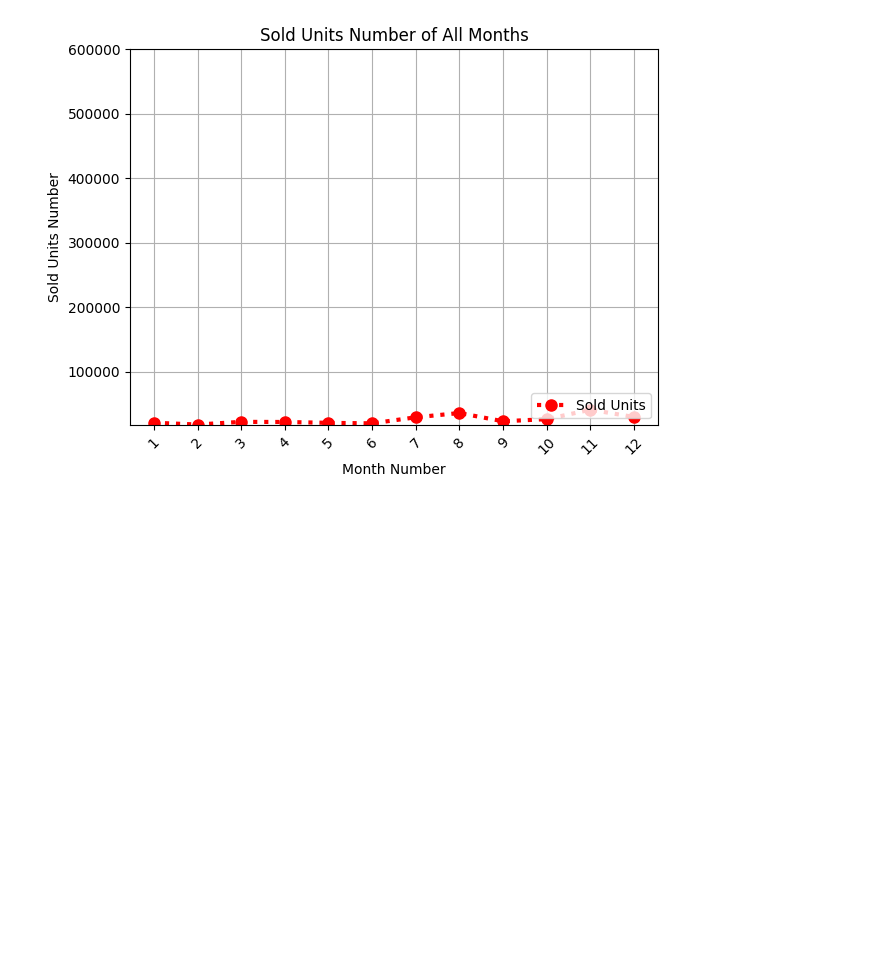
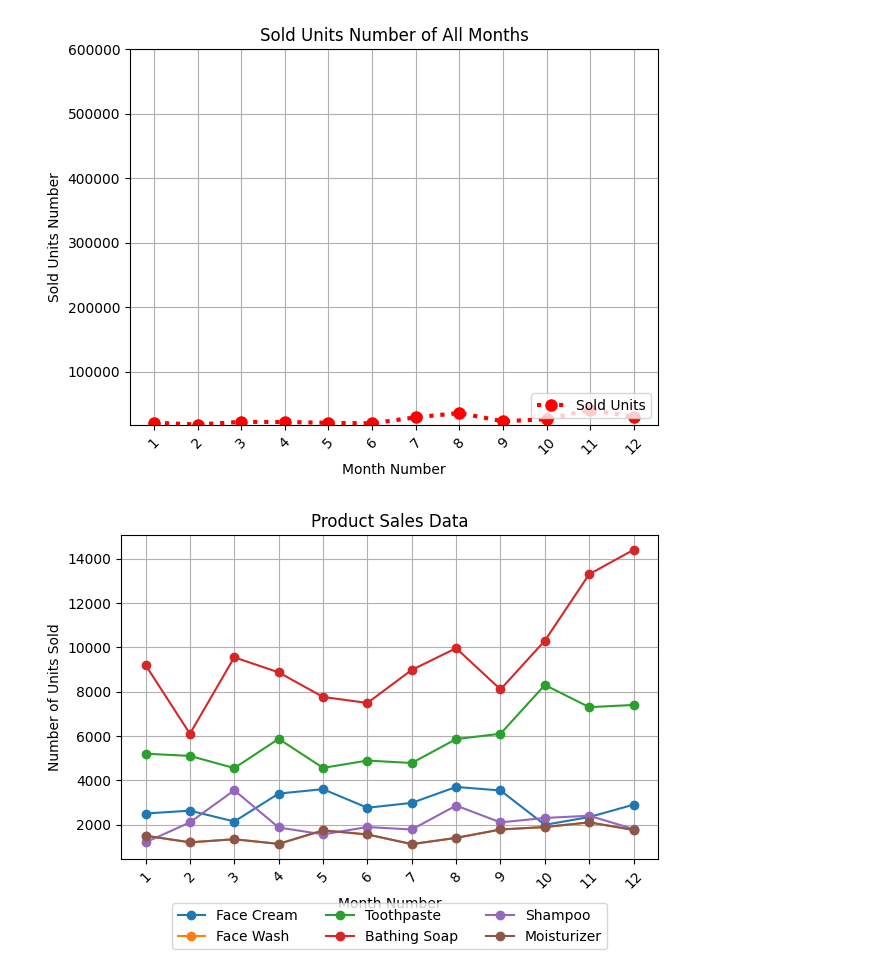
Before and after one commit to Hackerdude374/CS245-Lab-Assignments, a Jupyter notebook: lab6.ipynb, the cells around one changed output. Saved outputs shown, nothing was run; the diff lists cells and outputs as text; code cells hidden in the pictures; blank space fills up the shorter version.

```diff
--- a/lab6.ipynb
+++ b/lab6.ipynb
@@ -90,3 +85,50 @@ plt.show()
+# %%
+
+# Exercise 3: Read all product sales data and show it  using a multiline plot
+# Display the number of units sold per month for each product using multiline plots. (i.e., Separate Plotline for each product ).
+# The graph should look like this.
+
+
+import matplotlib.pyplot as plt
+import pandas as pd
+
+# Read the CSV file
+df = pd.read_csv("company_sales_data.csv")
+
+# Extracting data for plotting
+months = df['month_number']
+facecream = df['facecream']
+facewash = df['facewash']
+toothpaste = df['toothpaste']
+bathingsoap = df['bathingsoap']
+shampoo = df['shampoo']
+moisturizer = df['moisturizer']
+
+# Creating the multiline plot for each product
+plt.plot(months, facecream, marker='o', label='Face Cream')
+plt.plot(months, facewash, marker='o', label='Face Wash')
+plt.plot(months, toothpaste, marker='o', label='Toothpaste')
+plt.plot(months, bathingsoap, marker='o', label='Bathing Soap')
+plt.plot(months, shampoo, marker='o', label='Shampoo')
+plt.plot(months, moisturizer, marker='o', label='Moisturizer')
+
+# Adding labels and title
+plt.xlabel('Month Number')
+plt.ylabel('Number of Units Sold')
+plt.title('Product Sales Data')
+
+# Show legend at the lower center location
+plt.legend(loc='lower center', bbox_to_anchor=(0.5, -0.3), ncol=3)
+
+# Set tick locations and labels for x-axis
+plt.xticks(range(1, 13, 1), rotation=45)
+
+# Displaying the plot
+plt.grid(True)           # Add gridlines
+plt.tight_layout()       # Adjust layout to prevent clipping of labels
+plt.show()
+# %% [output]
+[figure, added]
 # %%
 
 # Exercise 4: Read toothpaste sales data of each month and show it using a scatter plot
```
Also changed, not shown: parts of 1 cell of this notebook.
